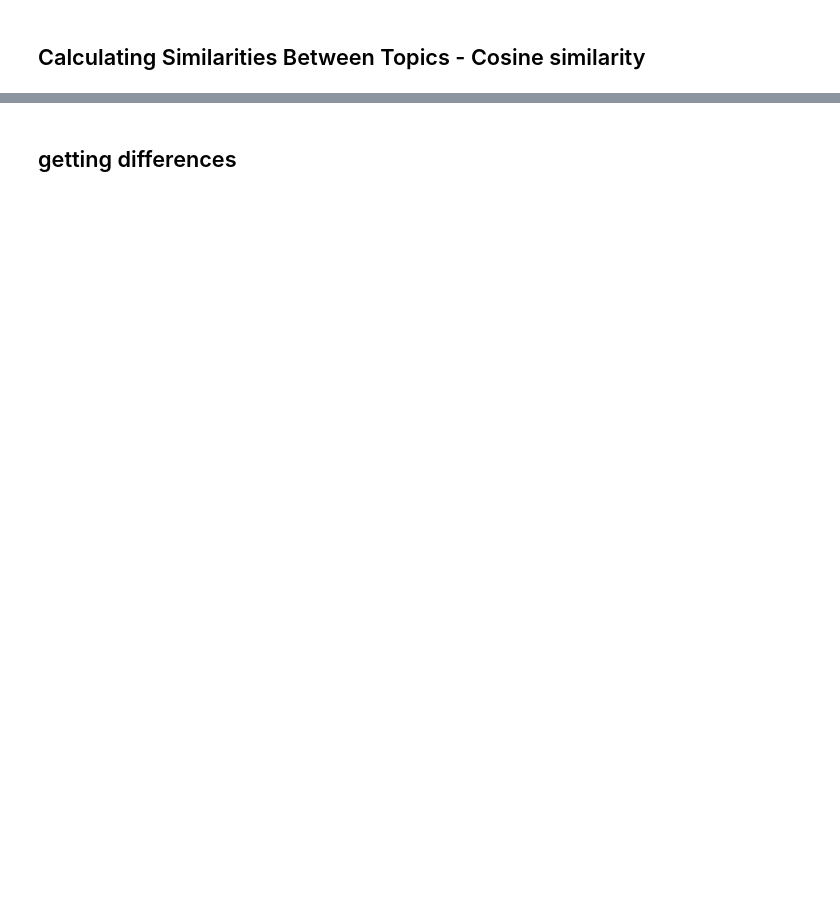
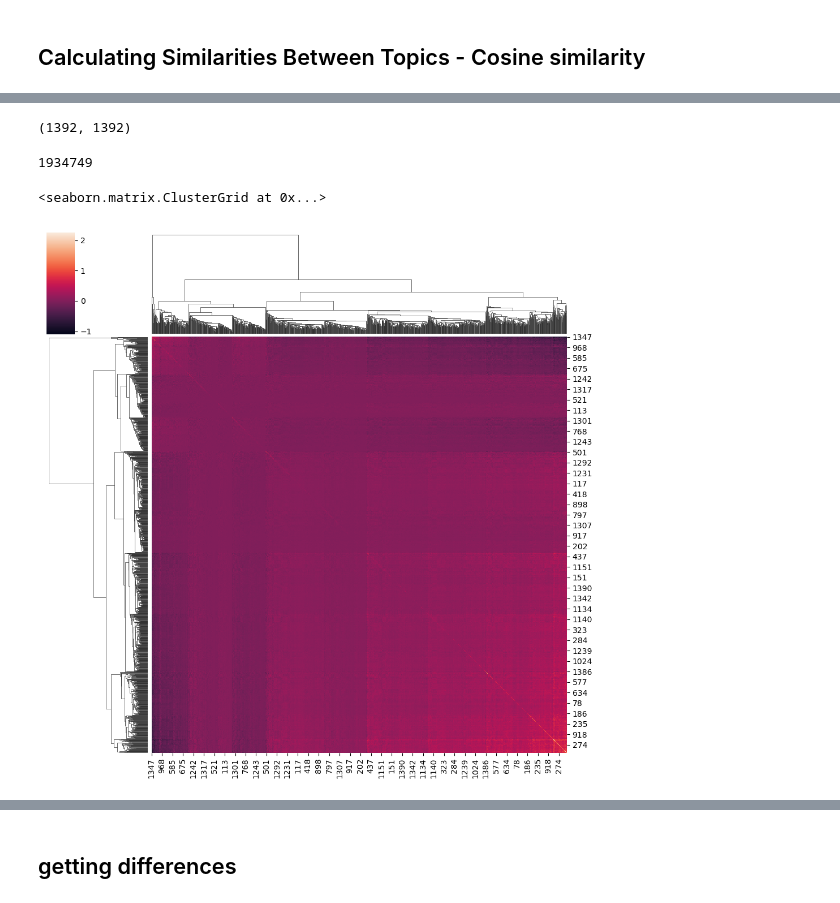
Before and after one commit to thesethb/Benson_Math_Capstone, a Jupyter notebook: Jan2020_analysisv3.ipynb, the cells around one changed output, grey strips where cells are left out. Saved outputs shown, nothing was run; the diff lists cells and outputs as text; code cells hidden in the pictures; blank space fills up the shorter version.

```diff
--- a/Jan2020_analysisv3.ipynb
+++ b/Jan2020_analysisv3.ipynb
@@ -709,0 +705,6 @@ csim = cosine_similarity(vectors)
+# %%
+csim = cosine_similarity(vectors)
+
+# Post-processesing step
+csim[csim <0.1] = 0
+csim[csim >1] = 1
@@ -710,8 +715,4 @@ csim = cosine_similarity(vectors)
 # %%
 #counting the number of nonzero results
-d = 0
-for i in csim[0]:
-    if i > 0:
-        d+=1
-print(d)
+np.count_nonzero(csim)
 # %% [output]
@@ -718,0 +724,5 @@ print(d)
+# %%
+# Creation of a transcript-to-transcript network, T, based on transcript topic similarity matrix, csim
+
+T_network = skn.data.from_edge_list([(tr_tp_st[0][i], tr_tp_st[1][i], tr_tp_st[2][i]) for i in range(len(tr_tp_st[0]))], bipartite=True)
+T = T_network['biadjacency']
@@ -718,0 +743,16 @@ print(d)
+# %%
+transcript_sim_network = T * csim * T.T
+# %%
+transcript_sim_network.shape
+# %% [output]
+(1392, 1392)
+# %%
+#counting the number of nonzero results
+np.count_nonzero(transcript_sim_network)
+# %% [output]
+1934749
+# %%
+sns.clustermap(transcript_sim_network)
+# %% [output]
+<seaborn.matrix.ClusterGrid at 0x...>
+[figure, added]
```
Also changed, not shown: parts of 27 cells of this notebook.
